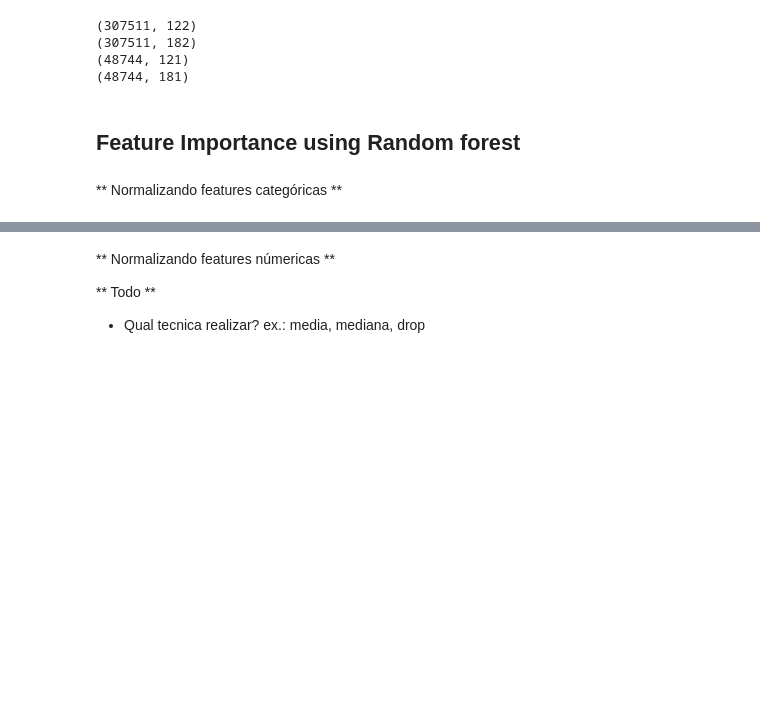
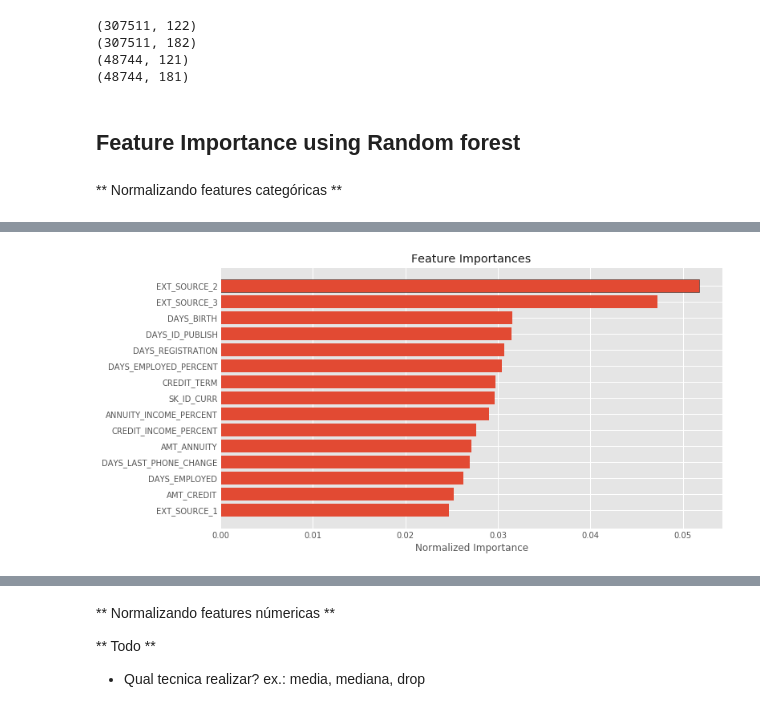
Before and after one commit to balbidatascience/kaggle-home-credit-risk, a Jupyter notebook: Kernel-Copy1.ipynb, the cells around one changed output, grey strips where cells are left out. Saved outputs shown, nothing was run; the diff lists cells and outputs as text; code cells hidden in the pictures; blank space fills up the shorter version.

```diff
--- a/Kernel-Copy1.ipynb
+++ b/Kernel-Copy1.ipynb
@@ -426,0 +431,5 @@ train.head()
+# %%
+test['CREDIT_INCOME_PERCENT'] = test['AMT_CREDIT'] / test['AMT_INCOME_TOTAL']
+test['ANNUITY_INCOME_PERCENT'] = test['AMT_ANNUITY'] / test['AMT_INCOME_TOTAL']
+test['CREDIT_TERM'] = test['AMT_ANNUITY'] / test['AMT_CREDIT']
+test['DAYS_EMPLOYED_PERCENT'] = test['DAYS_EMPLOYED'] / test['DAYS_BIRTH']
@@ -427,7 +451,16 @@ train.head()
 # %%
-# Group by the client id, calculate aggregation statistics
+## Qtde de emprestimos em outras entidades. ESTOU AQUI!!!
+
+# Groupby the client id (SK_ID_CURR), count the number of previous loans, and rename the column
+previous_loan_counts = bureau.groupby('SK_ID_CURR', as_index=False)['SK_ID_BUREAU'].count().rename(columns = {'SK_ID_BUREAU': 'previous_loan_counts'})
+train = train.merge(previous_loan_counts, on = 'SK_ID_CURR', how = 'left')
+test = test.merge(previous_loan_counts, on = 'SK_ID_CURR', how = 'left')
+# Fill the missing values with 0
+train['previous_loan_counts'] = train['previous_loan_counts'].fillna(0)
+test['previous_loan_counts'] = test['previous_loan_counts'].fillna(0)
 
 
+# Group by the client id, calculate aggregation statistics
 bureau_agg = bureau.drop(['SK_ID_BUREAU'], axis=1).groupby('SK_ID_CURR', as_index = False).agg(['count', 'mean', 'max', 'min', 'sum']).reset_index()
 # bureau_agg.head()
 
@@ -505,0 +577,46 @@ train, test = normalize_categoric(categorical_feats, train, test)
+# %%
+from sklearn.ensemble import RandomForestClassifier
+
+def plot_feature_importances(df):
+
+    # Sort features according to importance
+    df = df.sort_values('importance', ascending = False).reset_index()
+
+    # Normalize the feature importances to add up to one
+    df['importance_normalized'] = df['importance'] / df['importance'].sum()
+
+    # Make a horizontal bar chart of feature importances
+    plt.figure(figsize = (10, 6))
+    ax = plt.subplot()
+
+    # Need to reverse the index to plot most important on top
+    ax.barh(list(reversed(list(df.index[:15]))),
+            df['importance_normalized'].head(15),
+            align = 'center', edgecolor = 'k')
+
+    # Set the yticks and labels
+    ax.set_yticks(list(reversed(list(df.index[:15]))))
+    ax.set_yticklabels(df['feature'].head(15))
+
+    # Plot labeling
+    plt.xlabel('Normalized Importance'); plt.title('Feature Importances')
+    plt.show()
+
+    return df
+
+# Make the random forest classifier
+random_forest = RandomForestClassifier(n_estimators = 100, random_state = 50, verbose = 1, n_jobs = -1)
+
+# Train on the training data
+random_forest.fit(app_train, train['TARGET'])
+
+# Extract feature importances
+feature_importance_values = random_forest.feature_importances_
+feature_importances = pd.DataFrame({'feature': features, 'importance': feature_importance_values})
+
+# Make predictions on the test data
+predictions = random_forest.predict_proba(app_test)[:, 1]
+
+# Show the feature importances for the default features
+feature_importances_sorted = plot_feature_importances(feature_importances)
+# %% [output]
@@ -505,0 +627 @@ train, test = normalize_categoric(categorical_feats, train, test)
+[figure, added]
```
Also changed, not shown: parts of 14 cells of this notebook.
